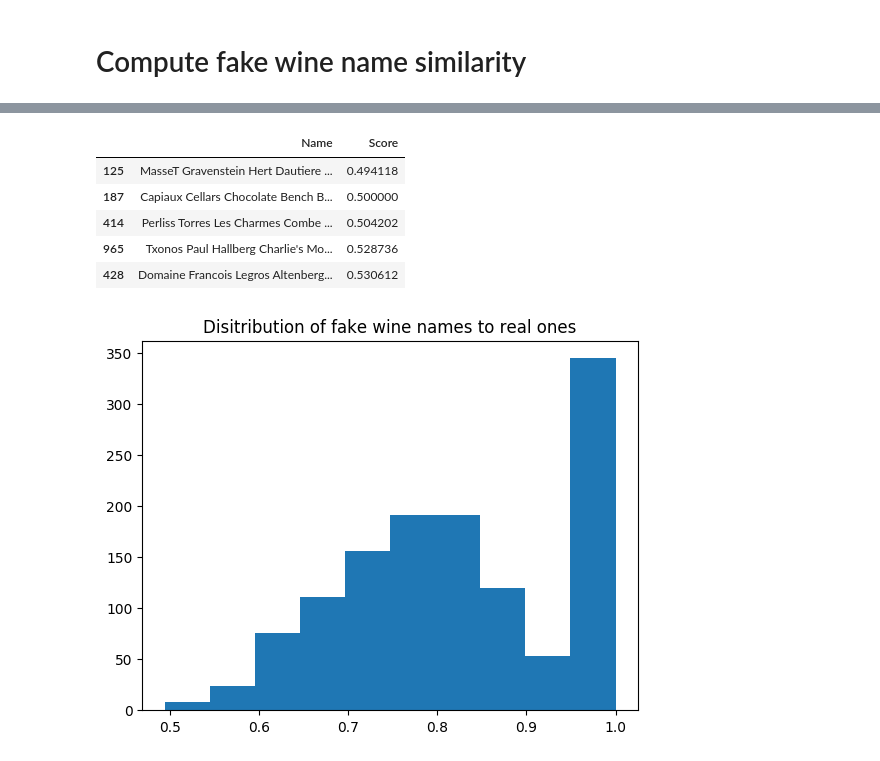
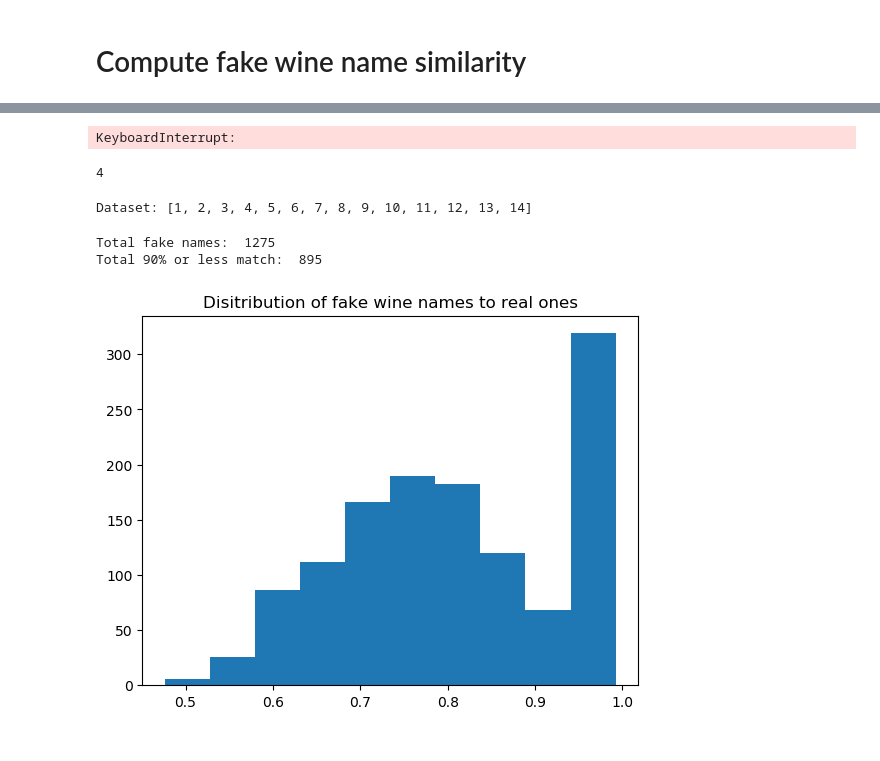
Before and after one commit to cipher982/this-wine-does-not-exist, a Jupyter notebook: 3_model_names.ipynb, the cells around one changed output, grey strips where cells are left out. Saved outputs shown, nothing was run; the diff lists cells and outputs as text; code cells hidden in the pictures.

Commit message:
re-wrote fake names model and improved speed

```diff
--- a/3_model_names.ipynb
+++ b/3_model_names.ipynb
@@ -144,7 +133,7 @@ PREDICT_LEN = 250
 # We use a sequence length of 1, as we will be feeding in one character at a
 # time and predicting the next character.
 prediction_model = lstm_model(seq_len=1, batch_size=BATCH_SIZE, stateful=True)
-prediction_model.load_weights(MODEL_WEIGHTS_PATH)
+prediction_model.load_weights('data/models_weights/model_weights_name.h5')
 
 seed_txt = ''.join(random.choices(string.ascii_uppercase + string.digits, k=20))
 seed = transform(seed_txt)
@@ -198,7 +187,7 @@ E
 # %%
 BATCH_SIZE = 5
 PREDICT_LEN = 150
-TOTAL_BATCHES = 100
+TOTAL_BATCHES = 1000
 
 # We use a sequence length of 1, as we will be feeding in one character at a
 # time and predicting the next character.
@@ -245,37 +295,65 @@ from difflib import SequenceMatcher
 def similar(a, b):
     return SequenceMatcher(None, a, b).ratio()
 
-real_names, descs_raw = pd.read_pickle(DATA_PATH)
+#fake_names = test['name']
+real_names = pd.read_pickle(SCRAPED_WINES_INPUT_PATH)['name']
 
 fake_scores = {}
 for f_name in tqdm(fake_names):
     max_score = 0.0
     for r_name in real_names:
-        if similar(f_name,r_name) > max_score:
-            max_score = similar(f_name,r_name)
+        score = similar(f_name, r_name)
+        if score > max_score:
+            max_score = score
     fake_scores[f_name] = max_score
 
 
-len(fake_names_2)
-
 fake_scores = pd.Series(fake_scores)
-fake_scores.to_csv('data/fake_scores.csv')
+# %% [output]
+KeyboardInterrupt:
-# %%
-fake_names.sort_values(by='Score').head()
-# %% [output]
-|  | Name | Score |
-| 125 | MasseT Gravenstein Hert Dautiere ... | 0.494118 |
-| 187 | Capiaux Cellars Chocolate Bench B... | 0.500000 |
-| 414 | Perliss Torres Les Charmes Combe ... | 0.504202 |
-| 965 | Txonos Paul Hallberg Charlie's Mo... | 0.528736 |
-| 428 | Domaine Francois Legros Altenberg... | 0.530612 |
+# %%
+fake_scores = pd.Series(fake_scores).sort_values(ascending=False)
+fake_scores.head()
+# %%
+2+2
+# %% [output]
+4
+# %%
+from multiprocessing import Pool
+
+def square(x):
+    # calculate the square of the value of x
+    return x*x
+
+
+# Define the dataset
+dataset = [1, 2, 3, 4, 5, 6, 7, 8, 9, 10, 11, 12, 13, 14]
+
+# Output the dataset
+print ('Dataset: ' + str(dataset))
+
+# Run this with a pool of 5 agents having a chunksize of 3 until finished
+agents = 5
+chunksize = 3
+p = Pool(processes=agents)
+print(p.map(square, [1, 2, 3]))
+
+# Output the result
+print ('Result:  ' + str(result))
+# %% [output]
+Dataset: [1, 2, 3, 4, 5, 6, 7, 8, 9, 10, 11, 12, 13, 14]
 # %%
 import matplotlib.pyplot as plt
 plt.style.use('default')
 
+print("Total fake names: ",len(fake_scores))
+print("Total 90% or less match: ",len(fake_scores[fake_scores < 0.9]))
+
 plt.figure(dpi=100)
 plt.title('Disitribution of fake wine names to real ones')
-plt.hist(fake_names['Score'])
+plt.hist(fake_scores.values)
 plt.show()
 # %% [output]
+Total fake names:  1275
+Total 90% or less match:  895
-[figure, old version]
+[figure, new version]
```
Also changed, not shown: parts of 13 cells of this notebook, 12 other files.
